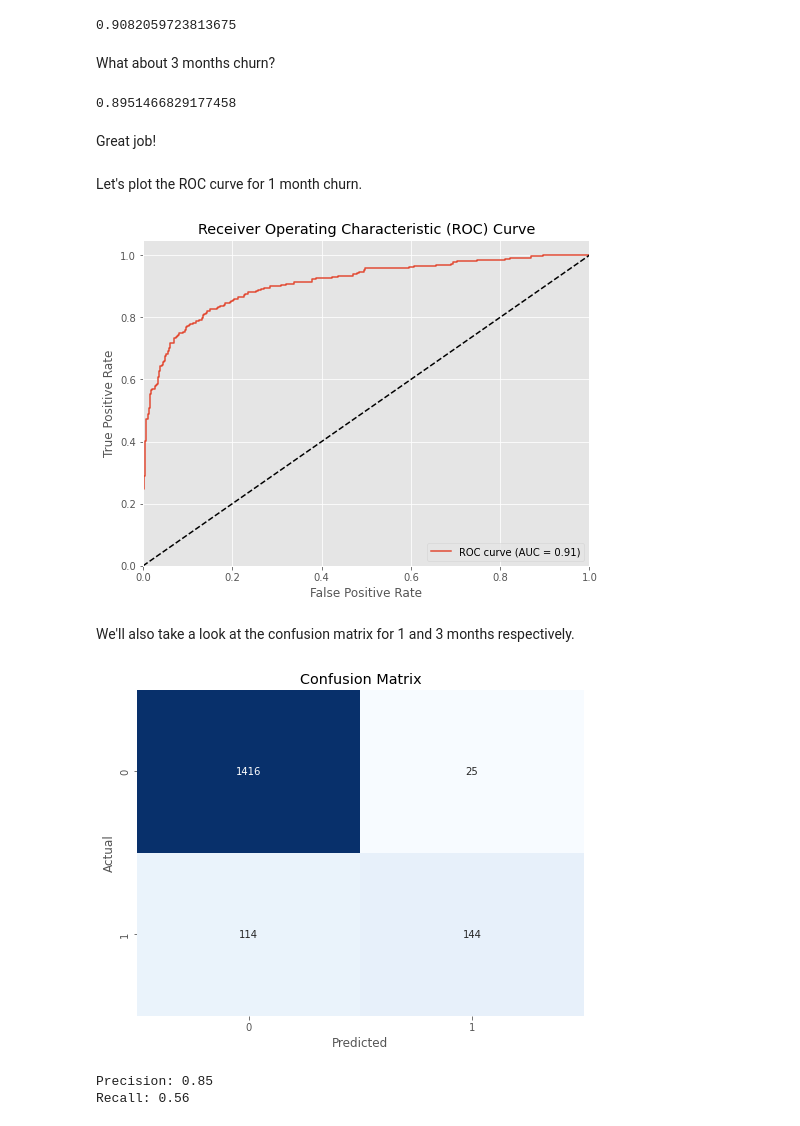
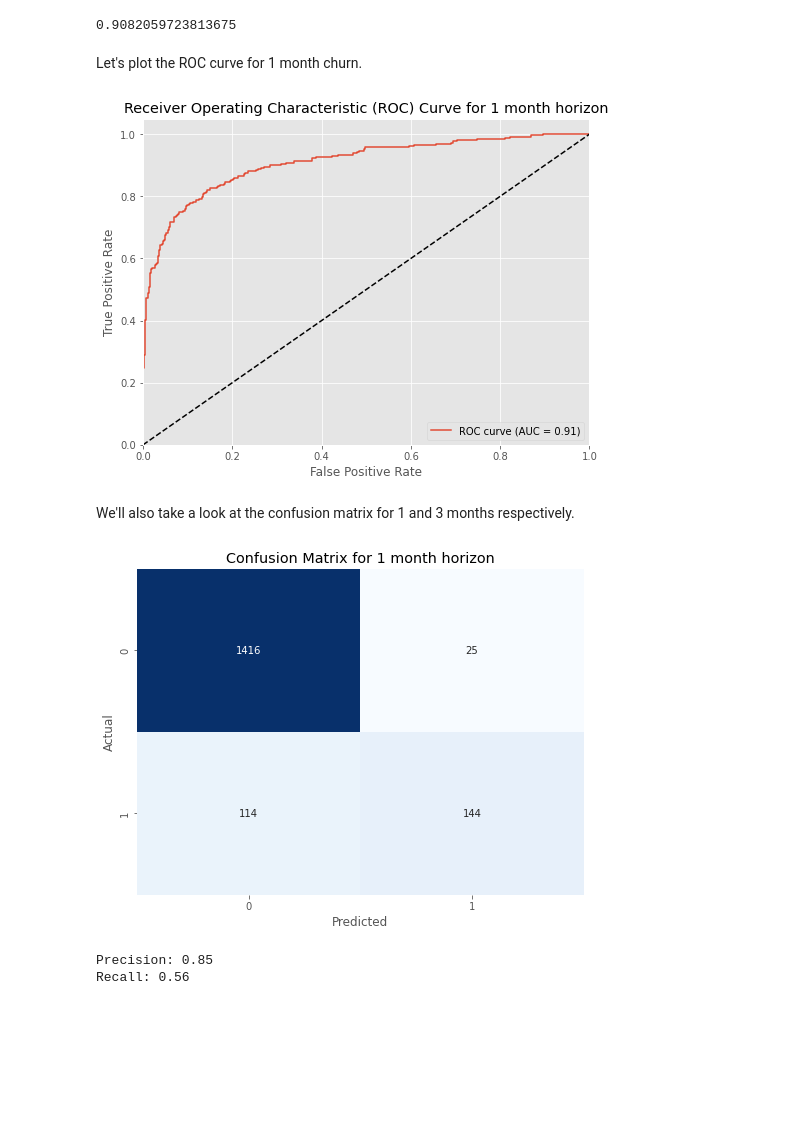
Before and after one commit to dslialin/portfolio, a Jupyter notebook: Project_8_Telecom_churn_new/Project_8_Telecom_churn_new.ipynb, the cells around one changed output. Cells and saved outputs as stored; diff of their text form; code cells hidden in the pictures; blank space fills up the shorter version.

```diff
--- a/Project_8_Telecom_churn_new/Project_8_Telecom_churn_new.ipynb
+++ b/Project_8_Telecom_churn_new/Project_8_Telecom_churn_new.ipynb
@@ -1433,33 +1449,23 @@ roc_auc_cat_proba = roc_auc_score(target_test, predictions_proba)
 roc_auc_cat_proba
 # %% [output]
 0.9082059723813675
-# %% [markdown]
-What about 3 months churn?
-# %%
-predictions_proba_3_months = best_model_cat_3_months.predict_proba(features_test_3_months)[:, 1]
-roc_auc_cat_proba_3_months = roc_auc_score(target_test_3_months, predictions_proba_3_months)
-roc_auc_cat_proba_3_months
-# %% [output]
-0.8951466829177458
-# %% [markdown]
-Great job!
 # %% [markdown]
 Let's plot the ROC curve for 1 month churn.
 # %%
 fpr, tpr, thresholds = roc_curve(target_test, predictions_proba)
 
 plt.figure(figsize=(8, 6))
 plt.plot(fpr, tpr, label='ROC curve (AUC = {:.2f})'.format(roc_auc_cat_proba))
 plt.plot([0, 1], [0, 1], 'k--')
 plt.xlim([0.0, 1.0])
 plt.ylim([0.0, 1.05])
 plt.xlabel('False Positive Rate')
 plt.ylabel('True Positive Rate')
-plt.title('Receiver Operating Characteristic (ROC) Curve')
+plt.title('Receiver Operating Characteristic (ROC) Curve for 1 month horizon')
 plt.legend(loc='lower right')
 plt.show()
 # %% [output]
-[figure, old version]
+[figure, new version]
 # %% [markdown]
 We'll also take a look at the confusion matrix for 1 and 3 months respectively.
 # %%
@@ -1469,12 +1475,12 @@ cm = confusion_matrix(target_test, predictions)
 
 plt.figure(figsize=(8, 6))
 sns.heatmap(cm, annot=True, cmap='Blues', fmt='d', cbar=False)
-plt.title('Confusion Matrix')
+plt.title('Confusion Matrix for 1 month horizon')
 plt.xlabel('Predicted')
 plt.ylabel('Actual')
 plt.show()
 # %% [output]
-[figure, old version]
+[figure, new version]
 # %%
 true_negatives = cm[0, 0]
 false_positives = cm[0, 1]
```
Also changed, not shown: parts of 135 cells of this notebook.
